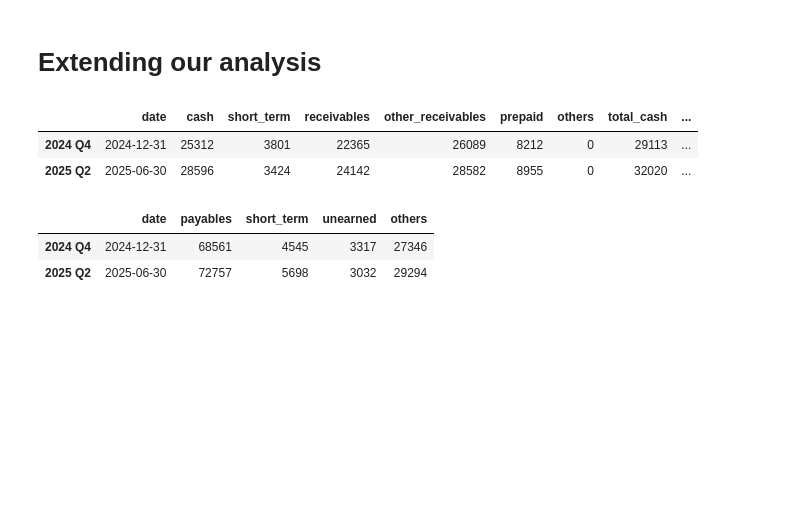
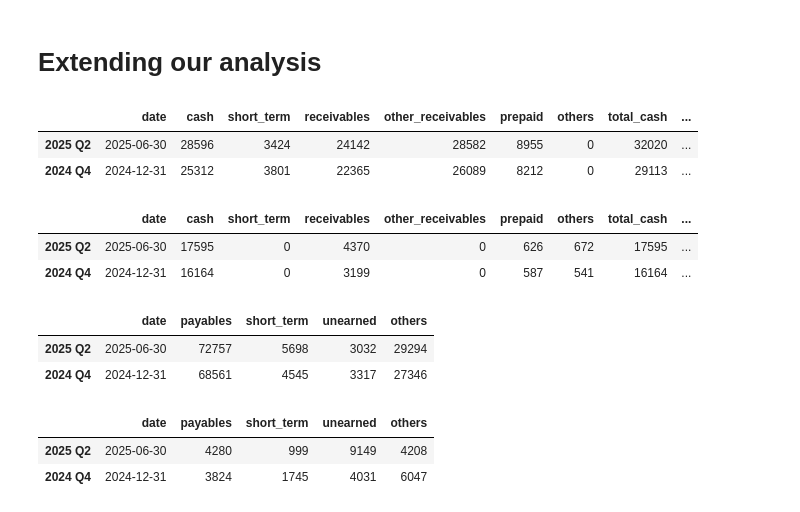
Before and after one commit to seafoodfry/quant, a Jupyter notebook: notebooks/comparing-fundamentals.ipynb, the cells around one changed output. Saved outputs shown, nothing was run; the diff lists cells and outputs as text; code cells hidden in the pictures; blank space fills up the shorter version.

```diff
--- a/notebooks/comparing-fundamentals.ipynb
+++ b/notebooks/comparing-fundamentals.ipynb
@@ -238,40 +242,70 @@ bkng_24q4_curr_assets.total_receivables() / bkng_24q4_curr_liabilities.payables
 # %%
 def add_asset_groupings(df):
     df = df.copy()
     df['total_cash'] = df['cash'] + df['short_term']
     df['total_receivables'] = df['receivables'] + df['other_receivables']
     return df
 
 
-assets_data = {
+unh_assets_data = {
+    '2025 Q2': unh_25q2_curr_assets,
     '2024 Q4': unh_24q4_curr_assets,
-    '2025 Q2': unh_25q2_curr_assets,
 }
 
 
-assets_df = pd.DataFrame({period: asdict(assets) for period, assets in assets_data.items()}).T
-assets_df = assets_df.sort_values('date')
+unh_assets_df = pd.DataFrame({period: asdict(assets) for period, assets in unh_assets_data.items()}).T
+unh_assets_data = unh_assets_df.sort_values('date')
 
-assets_df = add_asset_groupings(assets_df)
+unh_assets_df = add_asset_groupings(unh_assets_df)
 
-assets_df
+unh_assets_df
 # %% [output]
 |  | date | cash | short_term | receivables | other_receivables | prepaid | others | total_cash | ... |
+| 2025 Q2 | 2025-06-30 | 28596 | 3424 | 24142 | 28582 | 8955 | 0 | 32020 | ... |
 | 2024 Q4 | 2024-12-31 | 25312 | 3801 | 22365 | 26089 | 8212 | 0 | 29113 | ... |
-| 2025 Q2 | 2025-06-30 | 28596 | 3424 | 24142 | 28582 | 8955 | 0 | 32020 | ... |
+# %%
+bkng_assets_data = {
+    '2025 Q2': bkng_25q2_curr_assets,
+    '2024 Q4': bkng_24q4_curr_assets,
+}
+
+
+bkng_assets_df = pd.DataFrame({period: asdict(assets) for period, assets in bkng_assets_data.items()}).T
+bkng_assets_data = bkng_assets_df.sort_values('date')
+
+bkng_assets_df = add_asset_groupings(bkng_assets_df)
+
+bkng_assets_df
+# %% [output]
+|  | date | cash | short_term | receivables | other_receivables | prepaid | others | total_cash | ... |
+| 2025 Q2 | 2025-06-30 | 17595 | 0 | 4370 | 0 | 626 | 672 | 17595 | ... |
+| 2024 Q4 | 2024-12-31 | 16164 | 0 | 3199 | 0 | 587 | 541 | 16164 | ... |
 # %%
-liabilities_data = {
+unh_liabilities_data = {
+    '2025 Q2': unh_25q2_curr_liabilities,
     '2024 Q4': unh_24q4_curr_liabilities,
-    '2025 Q2': unh_25q2_curr_liabilities,
 }
 
-liabilities_df = pd.DataFrame({period: asdict(liabilities) for period, liabilities in liabilities_data.items()}).T
-liabilities_df = liabilities_df.sort_values('date')
-liabilities_df
+unh_liabilities_df = pd.DataFrame({period: asdict(liabilities) for period, liabilities in unh_liabilities_data.items()}).T
+#unh_liabilities_df = unh_liabilities_df.sort_values('date')
+unh_liabilities_df
 # %% [output]
 |  | date | payables | short_term | unearned | others |
+| 2025 Q2 | 2025-06-30 | 72757 | 5698 | 3032 | 29294 |
 | 2024 Q4 | 2024-12-31 | 68561 | 4545 | 3317 | 27346 |
-| 2025 Q2 | 2025-06-30 | 72757 | 5698 | 3032 | 29294 |
+# %%
+bkng_liabilities_data = {
+    '2025 Q2': bkng_25q2_curr_liabilities,
+    '2024 Q4': bkng_24q4_curr_liabilities,
+}
+
+bkng_liabilities_df = pd.DataFrame({period: asdict(liabilities) for period, liabilities in bkng_liabilities_data.items()}).T
+#bkng_liabilities_df = bkng_liabilities_df.sort_values('date')
+bkng_liabilities_df
+# %% [output]
+|  | date | payables | short_term | unearned | others |
+| 2025 Q2 | 2025-06-30 | 4280 | 999 | 9149 | 4208 |
+| 2024 Q4 | 2024-12-31 | 3824 | 1745 | 4031 | 6047 |
 # %%
 def plot_metrics_comparison(df, columns, title):
     # Calculate proportions for specified columns only.
```
Also changed, not shown: parts of 9 cells of this notebook.
